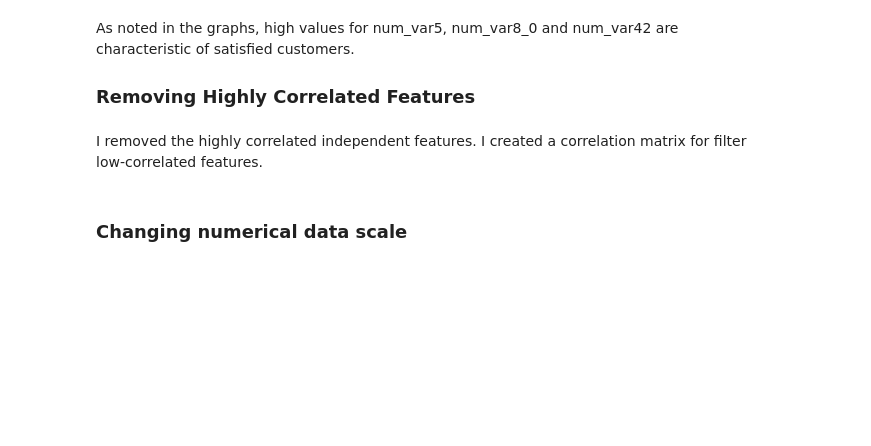
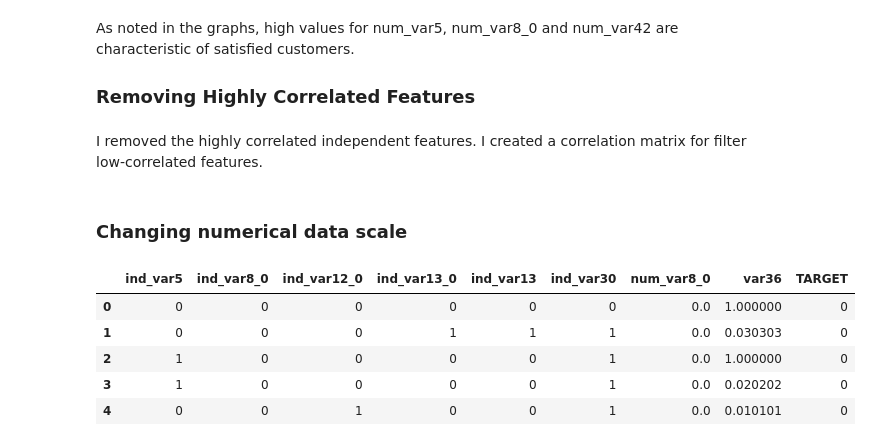
Before and after one commit to naiaraap/Predicting-Customer-Satisfaction-Level-from-Santander, a Jupyter notebook: CustomerSatisfactionLevelPrediction.ipynb, the cells around one changed output. Drawn from its saved outputs; the diff is of its cells as text; code cells hidden in the pictures; blank space fills up the shorter version.

```diff
--- a/CustomerSatisfactionLevelPrediction.ipynb
+++ b/CustomerSatisfactionLevelPrediction.ipynb
@@ -464,7 +464,7 @@ As noted in the graphs, high values for num_var5, num_var8_0 and num_var42 are c
 I removed the highly correlated independent features. I created a correlation matrix for filter low-correlated features.
 # %%
 # Removing highly correlated features
-correlation_matrix = df = df_train_selected[["num_var5", "num_var8_0", "num_var42", "var36", \
+correlation_matrix = df_train_selected[["num_var5", "num_var8_0", "num_var42", "var36", \
                                     "num_meses_var5_ult3"]].corr()
 correlated_features = set()
 
@@ -476,7 +476,40 @@ correlated_features
 df_less_corr_train = df_train_selected.drop(labels=correlated_features, axis=1)
 df_less_corr_test = df_test_selected.drop(labels=correlated_features, axis=1)
 
+# Saving data
 df_less_corr_train.to_csv("data/df_less_corr_train.csv", index=False)
 df_less_corr_test.to_csv("data/df_less_corr_test.csv", index=False)
 # %% [markdown]
 ### Changing numerical data scale
+# %%
+# Applying MinMaxScaler to scaled data to eliminate negative values
+# Train data
+df = df_less_corr_train[["num_var8_0", "var36"]]
+
+MinMaxData = pd.DataFrame(MinMaxScaler().fit_transform(df), \
+                          columns = df.columns)
+
+minmax_train_data = df_less_corr_train
+minmax_train_data[["num_var8_0", "var36"]] = MinMaxData
+
+# # Test data
+# df = df_less_corr_test[["num_var8_0", "var36"]]
+
+# MinMaxData = pd.DataFrame(MinMaxScaler().fit_transform(df), \
+#                           columns = df.columns)
+
+# minmax_test_data = df_less_corr_test
+# minmax_test_data[["num_var8_0", "var36"]] = MinMaxData
+
+# # Saving data
+# minmax_train_data.to_csv("data/minmax_train_data.csv", index=False)
+# minmax_test_data.to_csv("data/minmax_test_data.csv", index=False)
+# %%
+minmax_train_data.head()
+# %% [output]
+|  | ind_var5 | ind_var8_0 | ind_var12_0 | ind_var13_0 | ind_var13 | ind_var30 | num_var8_0 | var36 | TARGET |
+| 0 | 0 | 0 | 0 | 0 | 0 | 0 | 0.0 | 1.000000 | 0 |
+| 1 | 0 | 0 | 0 | 1 | 1 | 1 | 0.0 | 0.030303 | 0 |
+| 2 | 1 | 0 | 0 | 0 | 0 | 1 | 0.0 | 1.000000 | 0 |
+| 3 | 1 | 0 | 0 | 0 | 0 | 1 | 0.0 | 0.020202 | 0 |
+| 4 | 0 | 0 | 1 | 0 | 0 | 1 | 0.0 | 0.010101 | 0 |
```
Also changed, not shown: parts of 5 cells of this notebook.
